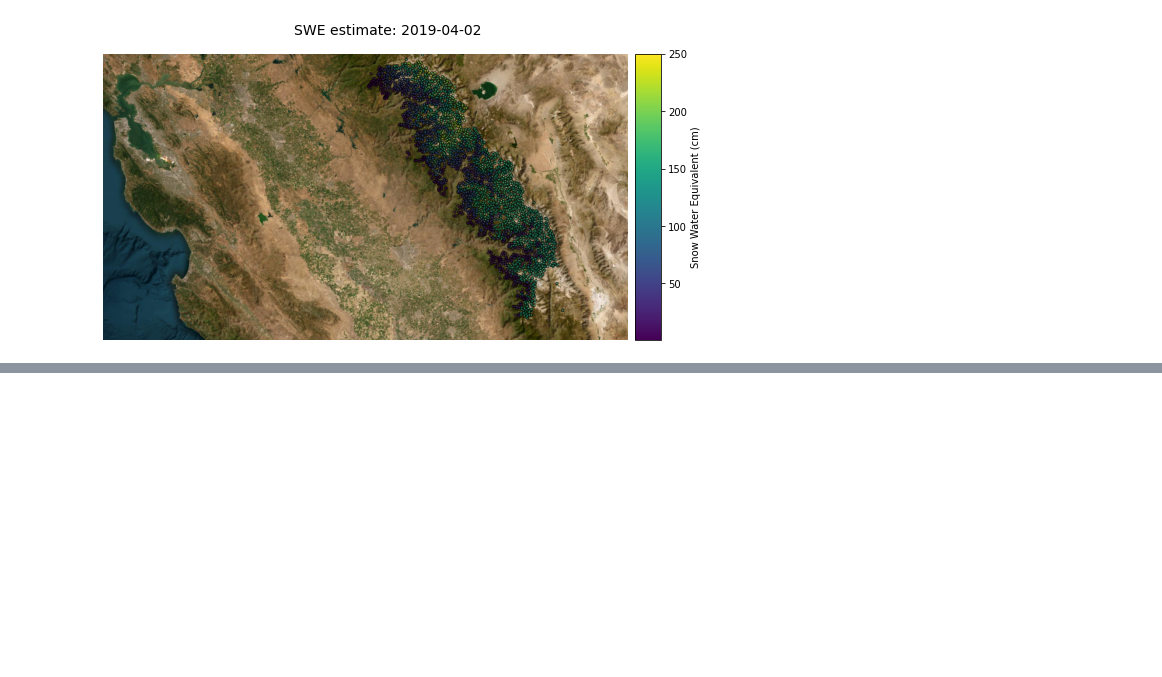
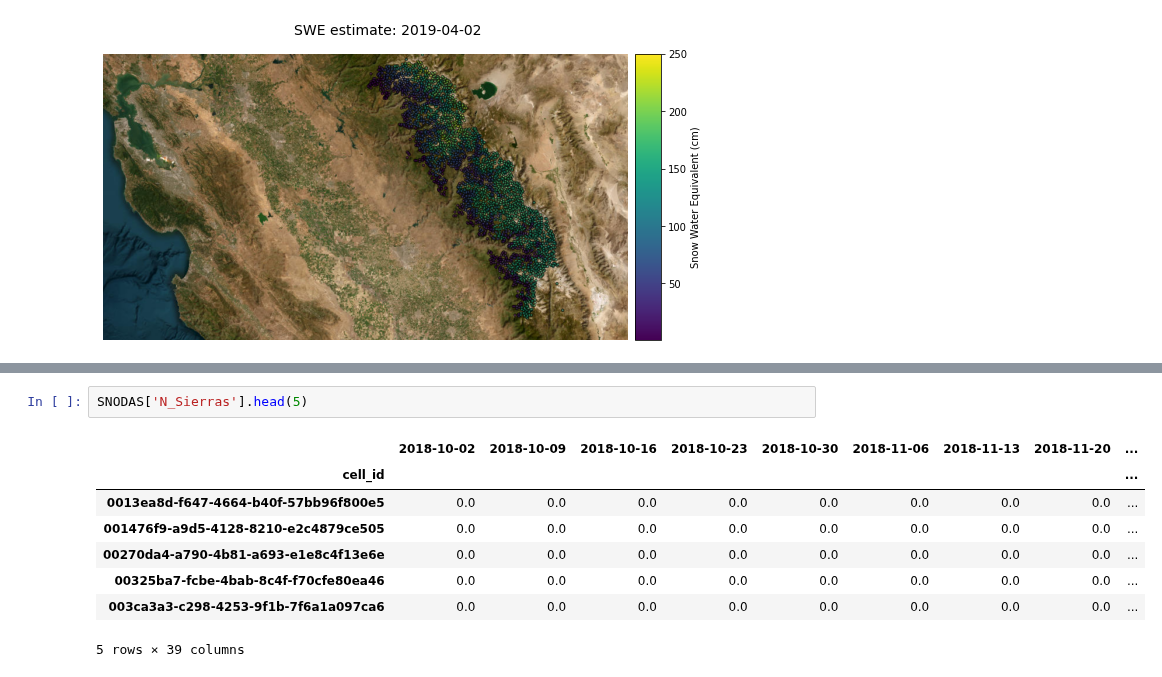
Before and after one commit to whitelightning450/SWEML, a Jupyter notebook: Model/Neural_Network/SnowExSWEFigure.ipynb, the cells around one changed output, grey strips where cells are left out. Saved outputs shown, nothing was run; the diff lists cells and outputs as text; blank space fills up the shorter version.

```diff
--- a/Model/Neural_Network/SnowExSWEFigure.ipynb
+++ b/Model/Neural_Network/SnowExSWEFigure.ipynb
@@ -264,0 +197,11 @@ for region in Region_list:
+# %%
+SNODAS['N_Sierras'].head(5)
+# %% [output]
+|  | 2018-10-02 | 2018-10-09 | 2018-10-16 | 2018-10-23 | 2018-10-30 | 2018-11-06 | 2018-11-13 | 2018-11-20 | ... |
+| cell_id |  |  |  |  |  |  |  |  | ... |
+| 0013ea8d-f647-4664-b40f-57bb96f800e5 | 0.0 | 0.0 | 0.0 | 0.0 | 0.0 | 0.0 | 0.0 | 0.0 | ... |
+| 001476f9-a9d5-4128-8210-e2c4879ce505 | 0.0 | 0.0 | 0.0 | 0.0 | 0.0 | 0.0 | 0.0 | 0.0 | ... |
+| 00270da4-a790-4b81-a693-e1e8c4f13e6e | 0.0 | 0.0 | 0.0 | 0.0 | 0.0 | 0.0 | 0.0 | 0.0 | ... |
+| 00325ba7-fcbe-4bab-8c4f-f70cfe80ea46 | 0.0 | 0.0 | 0.0 | 0.0 | 0.0 | 0.0 | 0.0 | 0.0 | ... |
+| 003ca3a3-c298-4253-9f1b-7f6a1a097ca6 | 0.0 | 0.0 | 0.0 | 0.0 | 0.0 | 0.0 | 0.0 | 0.0 | ... |
+5 rows × 39 columns
```
Also changed, not shown: parts of 14 cells of this notebook, 2 other files.
